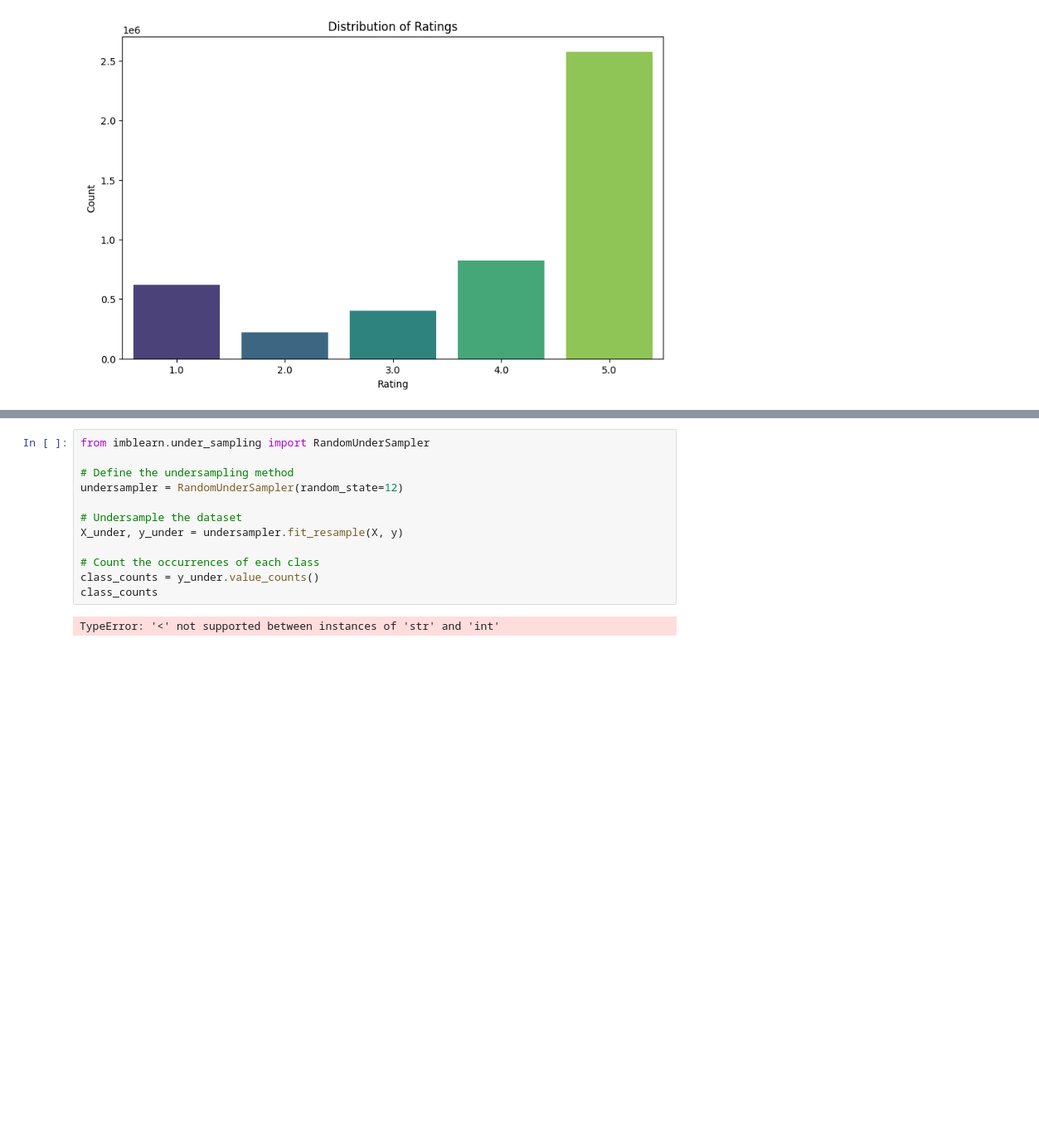
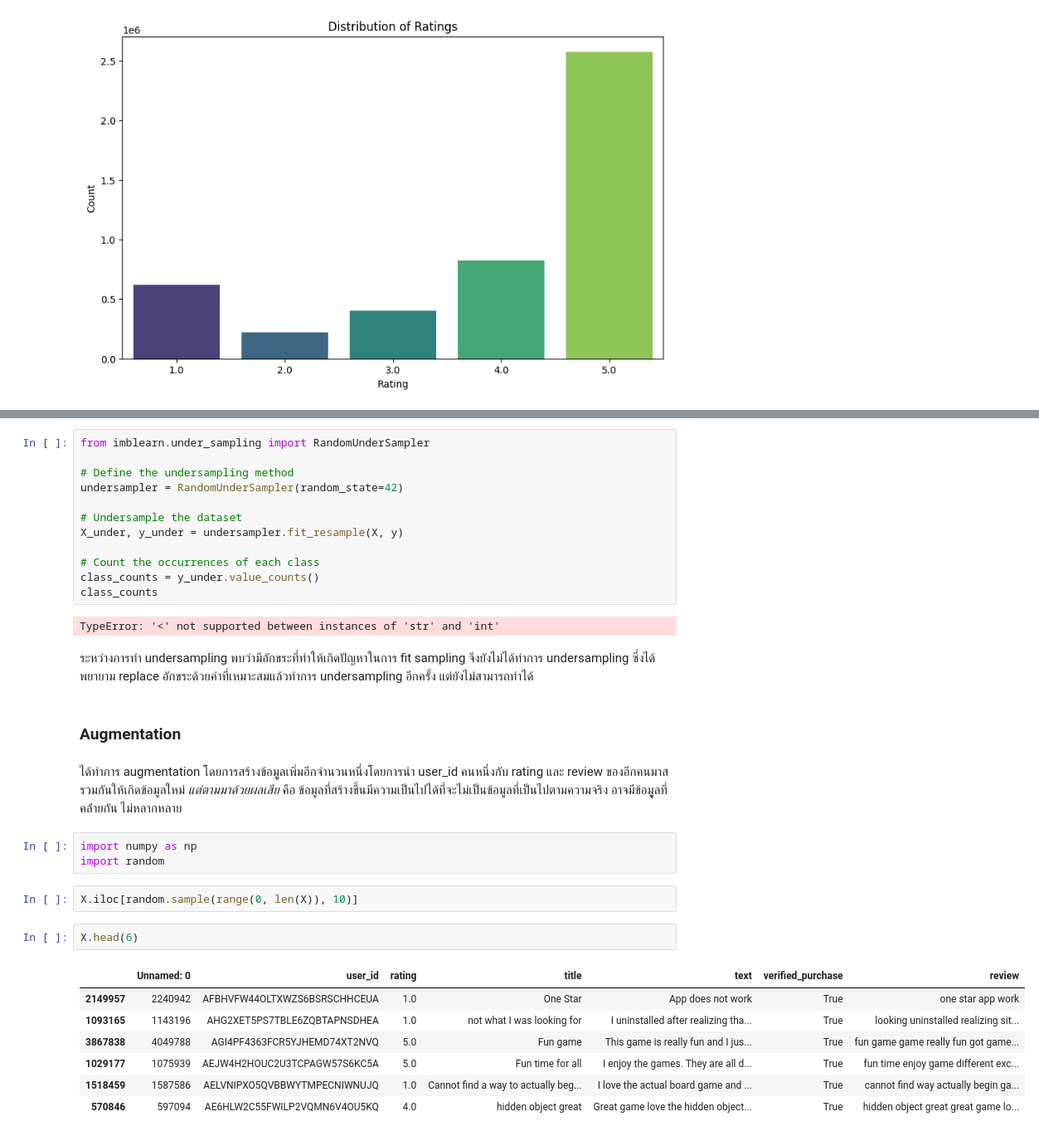
Before and after one commit to Pongsiri-G/Products-Rating-Prediction-from-Review-Text, a Jupyter notebook: assignment2_traning_data.ipynb, the cells around one changed output, grey strips where cells are left out. Shown: that part at 83% size. Cells and saved outputs as stored; diff of their text form; blank space fills up the shorter version.

```diff
--- a/assignment2_traning_data.ipynb
+++ b/assignment2_traning_data.ipynb
@@ -67,7 +91,7 @@ Passing `palette` without assigning `hue` is deprecated and will be removed in v
 from imblearn.under_sampling import RandomUnderSampler
 
 # Define the undersampling method
-undersampler = RandomUnderSampler(random_state=12)
+undersampler = RandomUnderSampler(random_state=42)
 
 # Undersample the dataset
 X_under, y_under = undersampler.fit_resample(X, y)
@@ -77,3 +101,25 @@ class_counts = y_under.value_counts()
 class_counts
 # %% [output]
 TypeError: '<' not supported between instances of 'str' and 'int'
+# %% [markdown]
+ระหว่างการทำ undersampling พบว่ามีอักขระที่ทำให้เกิดปัญหาในการ fit sampling จึงยังไม่ได้ทำการ undersampling ซึ่งได้พยายาม replace อักขระด้วยค่าที่เหมาะสมแล้วทำการ undersampling อีกครั้ง แต่ยังไม่สามารถทำได้
+# %% [markdown]
+### Augmentation
+# %% [markdown]
+ได้ทำการ augmentation โดยการสร้างข้อมููลเพิ่มอีกจำนวนหนึ่งโดยการนำ user_id คนหนึ่งกับ rating และ review ของอีกคนมาสรวมกันให้เกิดข้อมูลใหม่
+*แต่ตามมาด้วยผลเสีย* คือ ข้อมูลที่สร้างขึ้นมีความเป็นไปได้ที่จะไม่เป็นข้อมูลที่เป็นไปตามความจริง อาจมีข้อมููลที่คล้่ายกัน ไม่หลากหลาย
+# %%
+import numpy as np
+import random
+# %%
+X.iloc[random.sample(range(0, len(X)), 10)]
+# %%
+X.head(6)
+# %% [output]
+|  | Unnamed: 0 | user_id | rating | title | text | verified_purchase | review |
+| 2149957 | 2240942 | AFBHVFW44OLTXWZS6BSRSCHHCEUA | 1.0 | One Star | App does not work | True | one star app work |
+| 1093165 | 1143196 | AHG2XET5PS7TBLE6ZQBTAPNSDHEA | 1.0 | not what I was looking for | I uninstalled after realizing tha... | True | looking uninstalled realizing sit... |
+| 3867838 | 4049788 | AGI4PF4363FCR5YJHEMD74XT2NVQ | 5.0 | Fun game | This game is really fun and I jus... | True | fun game game really fun got game... |
+| 1029177 | 1075939 | AEJW4H2HOUC2U3TCPAGW57S6KC5A | 5.0 | Fun time for all | I enjoy the games. They are all d... | True | fun time enjoy game different exc... |
+| 1518459 | 1587586 | AELVNIPXO5QVBBWYTMPECNIWNUJQ | 1.0 | Cannot find a way to actually beg... | I love the actual board game and ... | True | cannot find way actually begin ga... |
+| 570846 | 597094 | AE6HLW2C55FWILP2VQMN6V4OU5KQ | 4.0 | hidden object great | Great game love the hidden object... | True | hidden object great great game lo... |
```
Also changed, not shown: parts of 8 cells of this notebook.
